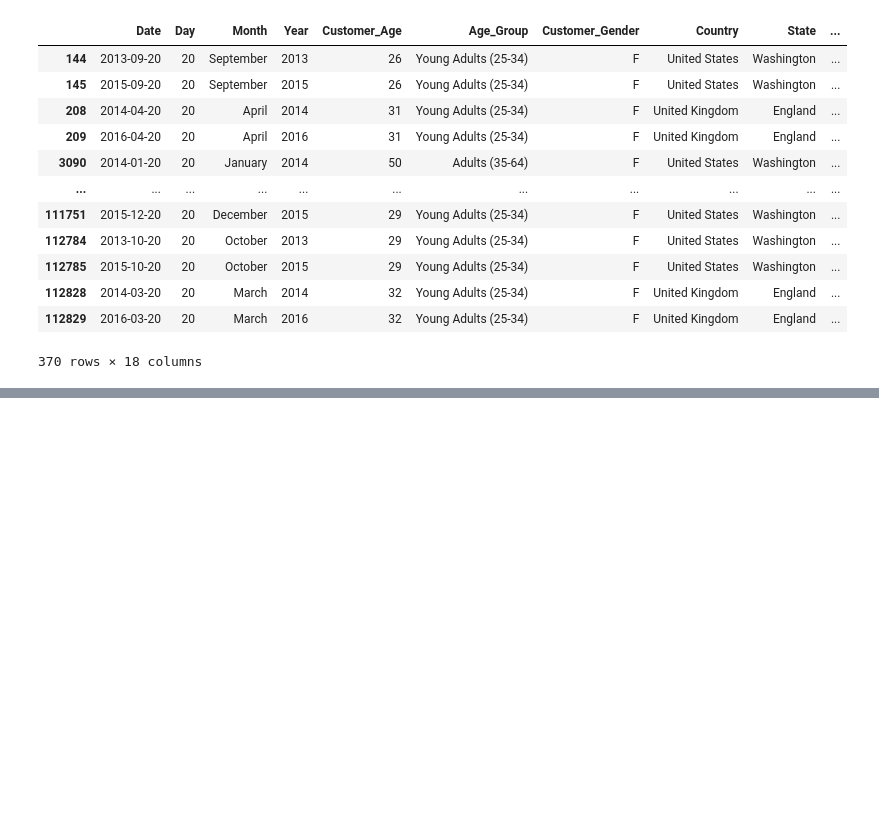
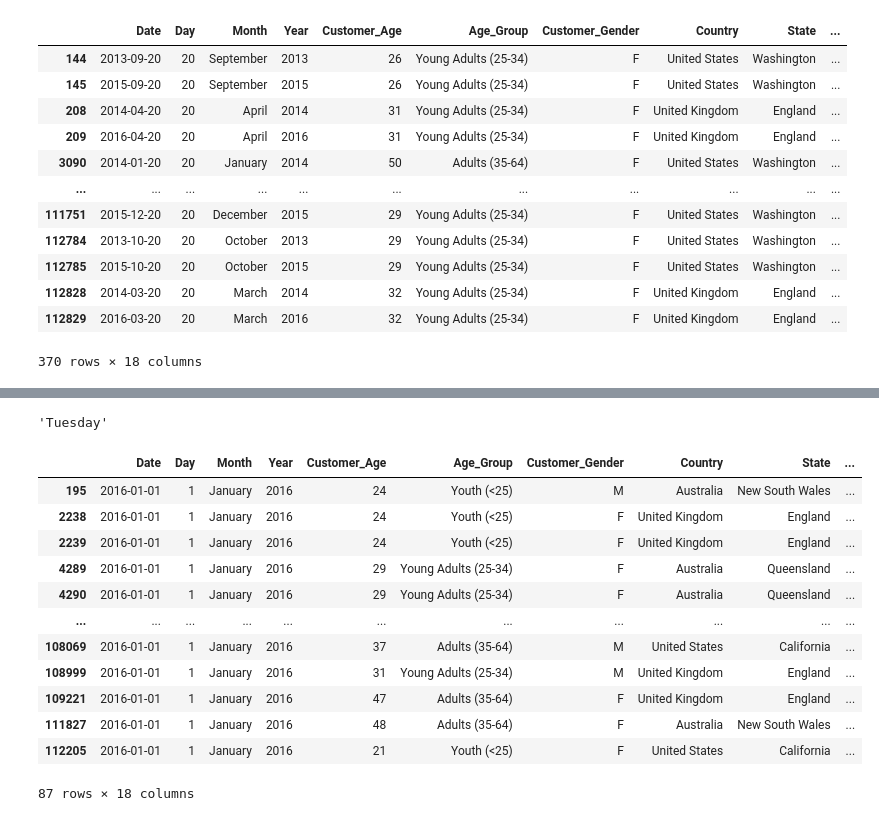
Before and after one commit to dindadinho93/Python-Exercise, a Jupyter notebook: sales_data.ipynb, the cells around one changed output, grey strips where cells are left out. Cells and saved outputs as stored; diff of their text form; code cells hidden in the pictures; blank space fills up the shorter version.

```diff
--- a/sales_data.ipynb
+++ b/sales_data.ipynb
@@ -184,0 +278,3 @@ dt.loc[(dt['Day']==20) & (dt['Customer_Gender']=='F') &
+# %%
+dt['Date'] = pd.to_datetime(dt['Date'], format='%Y-%m-%d')
+dt['Date']
@@ -184,0 +294,20 @@ dt.loc[(dt['Day']==20) & (dt['Customer_Gender']=='F') &
+# %%
+dt.loc[0, 'Date'].day_name()
+# %% [output]
+'Tuesday'
+# %%
+dt[dt['Date']=='2016']
+# %% [output]
+|  | Date | Day | Month | Year | Customer_Age | Age_Group | Customer_Gender | Country | State | ... |
+| 195 | 2016-01-01 | 1 | January | 2016 | 24 | Youth (<25) | M | Australia | New South Wales | ... |
+| 2238 | 2016-01-01 | 1 | January | 2016 | 24 | Youth (<25) | F | United Kingdom | England | ... |
+| 2239 | 2016-01-01 | 1 | January | 2016 | 24 | Youth (<25) | F | United Kingdom | England | ... |
+| 4289 | 2016-01-01 | 1 | January | 2016 | 29 | Young Adults (25-34) | F | Australia | Queensland | ... |
+| 4290 | 2016-01-01 | 1 | January | 2016 | 29 | Young Adults (25-34) | F | Australia | Queensland | ... |
+| ... | ... | ... | ... | ... | ... | ... | ... | ... | ... | ... |
+| 108069 | 2016-01-01 | 1 | January | 2016 | 37 | Adults (35-64) | M | United States | California | ... |
+| 108999 | 2016-01-01 | 1 | January | 2016 | 31 | Young Adults (25-34) | M | United Kingdom | England | ... |
+| 109221 | 2016-01-01 | 1 | January | 2016 | 47 | Adults (35-64) | F | United Kingdom | England | ... |
+| 111827 | 2016-01-01 | 1 | January | 2016 | 48 | Adults (35-64) | F | Australia | New South Wales | ... |
+| 112205 | 2016-01-01 | 1 | January | 2016 | 21 | Youth (<25) | F | United States | California | ... |
+87 rows × 18 columns
```
Also changed, not shown: parts of 9 cells of this notebook.
